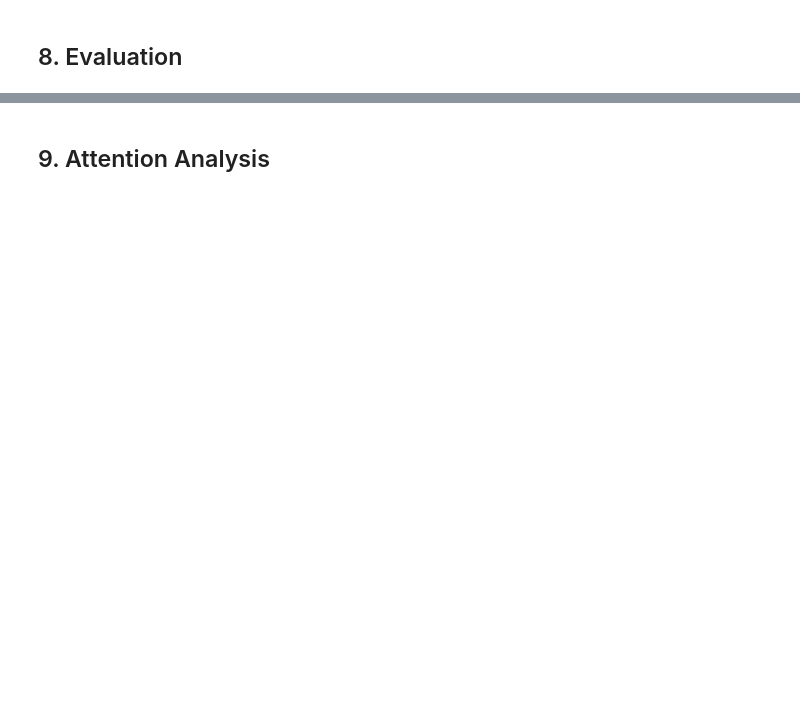
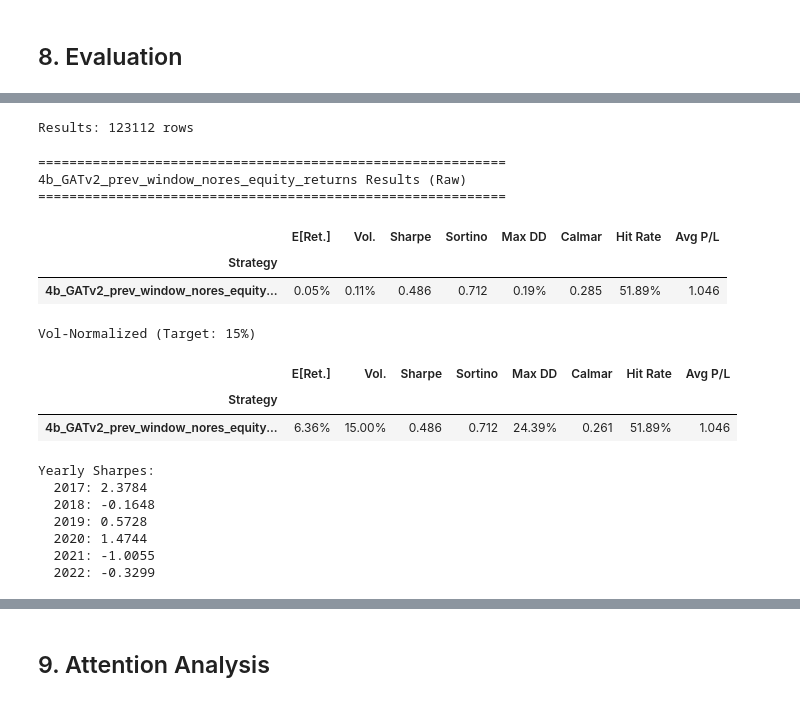
Before and after one commit to adam-909/4yp, a Jupyter notebook: 4YP-main/notebooks/4b_GATv2_prev_window_nores.ipynb, the cells around one changed output, grey strips where cells are left out. Cells and saved outputs as stored; diff of their text form; code cells hidden in the pictures; blank space fills up the shorter version.

```diff
--- a/4YP-main/notebooks/4b_GATv2_prev_window_nores.ipynb
+++ b/4YP-main/notebooks/4b_GATv2_prev_window_nores.ipynb
@@ -78,11 +83,11 @@ EARLY_STOPPING_PATIENCE = 25
 HIDDEN_LAYER_SIZE = 32
 GAT_UNITS = 16
 ATTN_HEADS = 4
-LSTM_DROPOUT = 0.3
-ATTN_DROPOUT = 0.1
-LEARNING_RATE = 0.001
+LSTM_DROPOUT = 0.4
+ATTN_DROPOUT = 0.2
+LEARNING_RATE = 0.0005
 MAX_GRADIENT_NORM = 1.0
-BATCH_SIZE = 128
+BATCH_SIZE = 57
 
 # Results
 if 'google.colab' in str(get_ipython()):
@@ -324,25 +395,42 @@ results_df = pd.DataFrame({
 results_df["time"] = pd.to_datetime(results_df["time"])
 results_df = results_df[results_df["identifier"] != "0"]
 print(f"Results: {len(results_df)} rows")
+# %% [output]
+Results: 123112 rows
 # %%
 daily_returns = calc_daily_returns(results_df)
 
-print("
-" + "=" * 60)
+print("" + "=" * 60)
 print(f"{EXPERIMENT_NAME} Results (Raw)")
 print("=" * 60)
 metrics_raw = calc_metrics(daily_returns, EXPERIMENT_NAME)
 display_metrics(metrics_raw)
 
-print(f"
-Vol-Normalized (Target: {VOL_TARGET:.0%})")
+print(f"Vol-Normalized (Target: {VOL_TARGET:.0%})")
 metrics_norm, scaled_returns = calc_metrics_vol_normalized(daily_returns, EXPERIMENT_NAME, VOL_TARGET)
 display_metrics(metrics_norm)
 
-print("
-Yearly Sharpes:")
+print("Yearly Sharpes:")
 yearly_sharpes = calc_yearly_sharpes(daily_returns)
 for year, s in yearly_sharpes.items():
     print(f"  {year}: {s:.4f}")
+# %% [output]
+============================================================
+4b_GATv2_prev_window_nores_equity_returns Results (Raw)
+============================================================
+|  | E[Ret.] | Vol. | Sharpe | Sortino | Max DD | Calmar | Hit Rate | Avg P/L |
+| Strategy |  |  |  |  |  |  |  |  |
+| 4b_GATv2_prev_window_nores_equity... | 0.05% | 0.11% | 0.486 | 0.712 | 0.19% | 0.285 | 51.89% | 1.046 |
+Vol-Normalized (Target: 15%)
+|  | E[Ret.] | Vol. | Sharpe | Sortino | Max DD | Calmar | Hit Rate | Avg P/L |
+| Strategy |  |  |  |  |  |  |  |  |
+| 4b_GATv2_prev_window_nores_equity... | 6.36% | 15.00% | 0.486 | 0.712 | 24.39% | 0.261 | 51.89% | 1.046 |
+Yearly Sharpes:
+  2017: 2.3784
+  2018: -0.1648
+  2019: 0.5728
+  2020: 1.4744
+  2021: -1.0055
+  2022: -0.3299
 # %%
 plot_results({EXPERIMENT_NAME: daily_returns}, f"{EXPERIMENT_NAME} ({TEST_START}-{TEST_END})")
```
Also changed, not shown: parts of 12 cells of this notebook, 1 other file.
